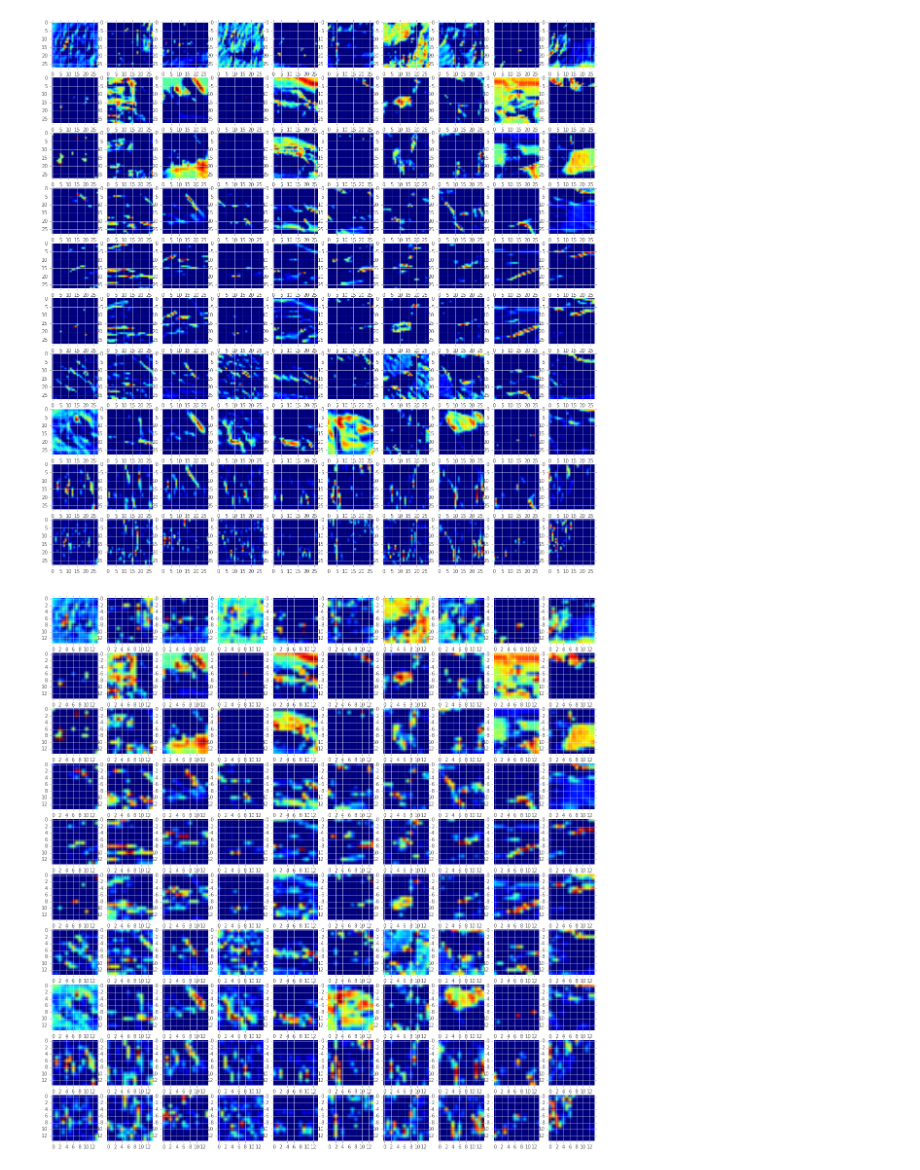
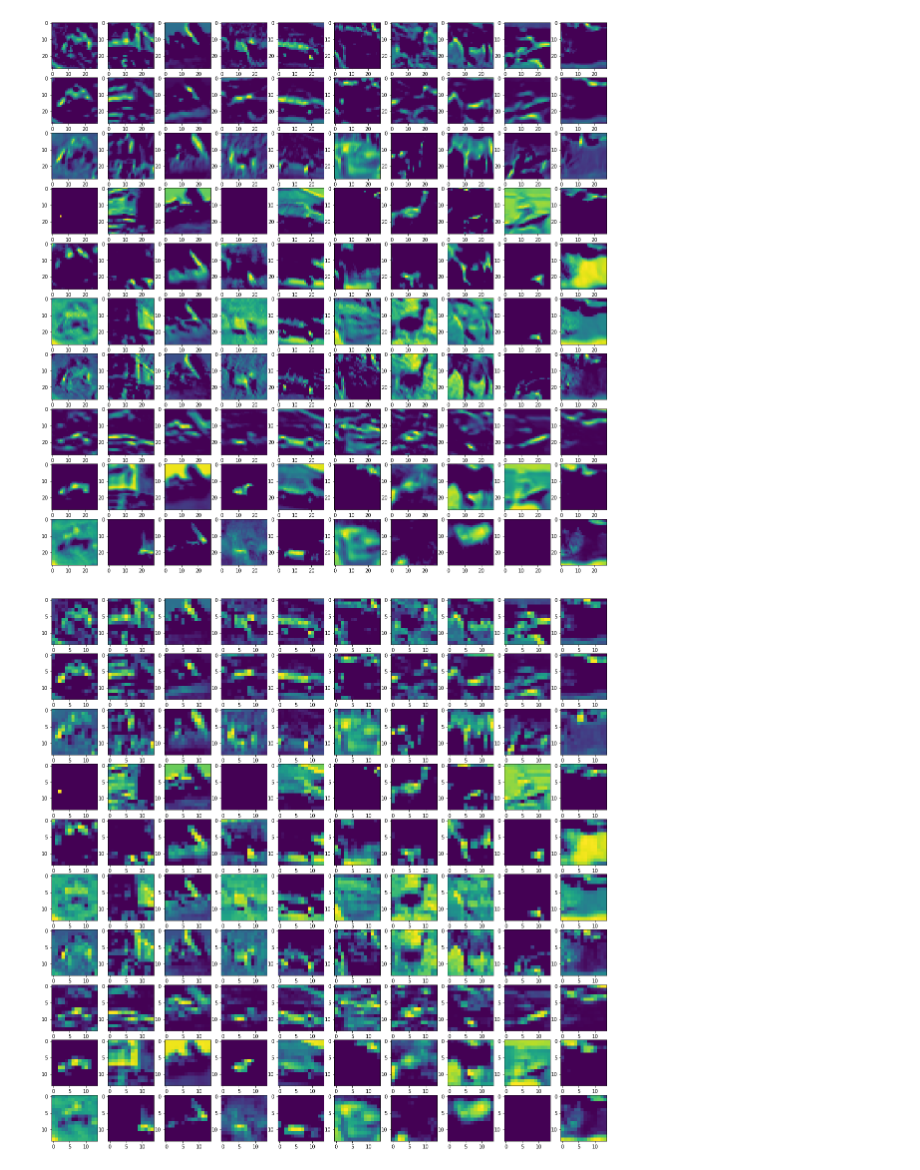
Before and after one commit to nzw0301/keras-examples, a Jupyter notebook: CNN_CIFAR10.ipynb, the cells around one changed output. Saved outputs shown, nothing was run; the diff lists cells and outputs as text; code cells hidden in the pictures.

```diff
--- a/CNN_CIFAR10.ipynb
+++ b/CNN_CIFAR10.ipynb
@@ -43,19 +40,13 @@ X_train shape: (50000, 3, 32, 32)
 10000 test samples
 # %%
 model = Sequential()
-model.add(Convolution2D(nb_filter, 3, 3, input_shape=(img_channels, img_rows, img_cols)))
-model.add(Activation('relu'))
-model.add(Convolution2D(nb_filter, 3, 3))
-model.add(Activation('relu'))
-model.add(MaxPooling2D(pool_size=(2, 2)))
+model.add(Conv2D(nb_filter, (3, 3), input_shape=(img_rows, img_cols, img_channels), activation='relu'))
+model.add(Conv2D(nb_filter, (3, 3), activation='relu'))
+model.add(MaxPool2D(pool_size=(2, 2)))
 model.add(Flatten())
-model.add(Dense(512))
-model.add(Activation('relu'))
-model.add(Dense(nb_classes))
-model.add(Activation('softmax'))
+model.add(Dense(512, activation='relu'))
+model.add(Dense(nb_classes, activation='softmax'))
 
 model.compile(loss='categorical_crossentropy',
               optimizer='adadelta',
               metrics=['accuracy'])
-
-SVG(model_to_dot(model, show_shapes=True).create(prog='dot', format='svg'))
@@ -64,5 +53,5 @@ SVG(model_to_dot(model, show_shapes=True).create(prog='dot', format='svg'))
 # %%
-res = model.fit(X_train, Y_train, batch_size=batch_size, nb_epoch=nb_epoch, validation_data=(X_test, Y_test))
+res = model.fit(X_train, Y_train, batch_size=batch_size, epochs=epochs, validation_data=(X_test, Y_test))
 # %% [output]
 Train on 50000 samples, validate on 10000 samples
 Epoch 1/4
@@ -102,9 +91,9 @@ plt.show()
 # %%
 layer_output = K.function([model.layers[0].input],
                           [model.layers[1].output])
-layers = layer_output([X_train[0:show_size]])[0]
+layers = layer_output([X_train[0:show_size]])[0].transpose(0, 3, 1, 2)
 
-plt.figure(figsize=(20,20))
+plt.figure(figsize=(20, 20))
 
 for img_index, filters in enumerate(layers, start=1):
     for filter_index, mat in enumerate(filters):
@@ -116,9 +105,9 @@ plt.show()
 # %%
 layer_output = K.function([model.layers[0].input],
                           [model.layers[3].output])
-layers = layer_output([X_train[0:show_size]])[0]
+layers = layer_output([X_train[0:show_size]])[0].transpose(0, 3, 1, 2)
 
-plt.figure(figsize=(20,20))
+plt.figure(figsize=(20, 20))
 
 for img_index, filters in enumerate(layers, start=1):
     for filter_index, mat in enumerate(filters):
@@ -126,19 +115,19 @@ for img_index, filters in enumerate(layers, start=1):
         draw(mat, nb_filter, show_size, pos)
 plt.show()
 # %% [output]
-[figure, old version]
+[figure, new version]
 # %%
 layer_output = K.function([model.layers[0].input],
                           [model.layers[4].output])
-layers = layer_output([X_train[0:show_size]])[0]
+layers = layer_output([X_train[0:show_size]])[0].transpose(0, 3, 1, 2)
 
-plt.figure(figsize=(20,20))
+plt.figure(figsize=(20, 20))
 
 for img_index, filters in enumerate(layers, start=1):
     for filter_index, mat in enumerate(filters):
         pos = (filter_index)*show_size+img_index
         mat_size = mat.shape[1]
         draw(mat, nb_filter, show_size, pos)
 plt.show()
 # %% [output]
-[figure, old version]
+[figure, new version]
```
Also changed, not shown: parts of 7 cells of this notebook.
